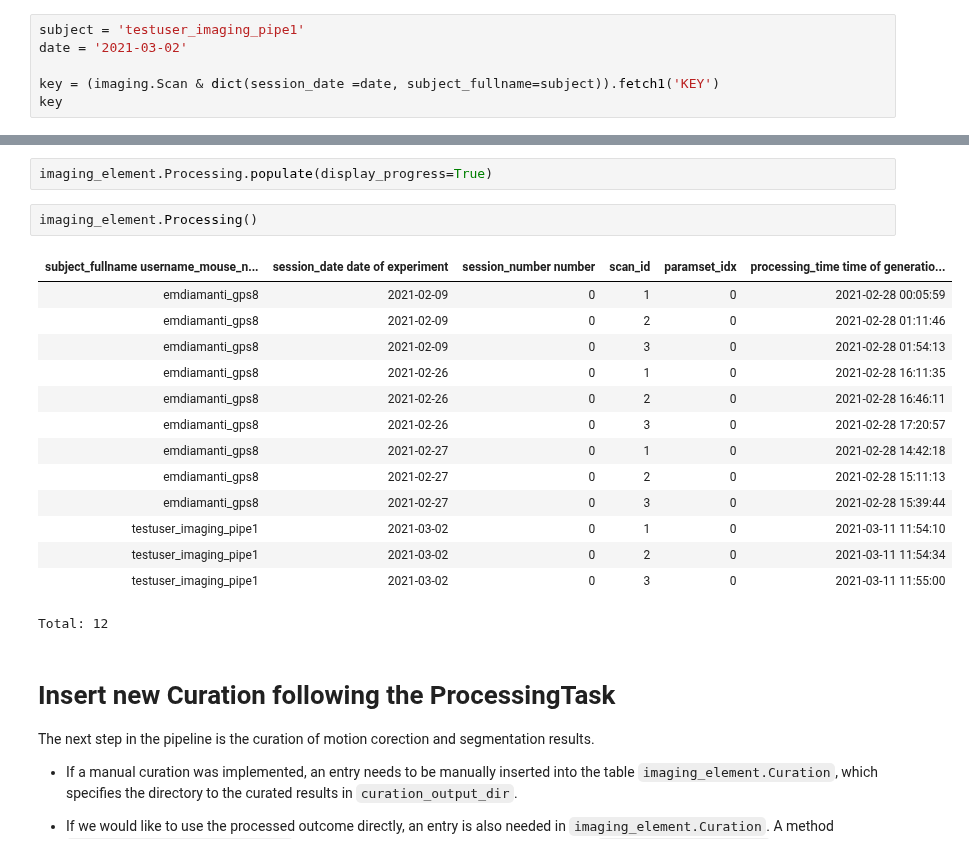
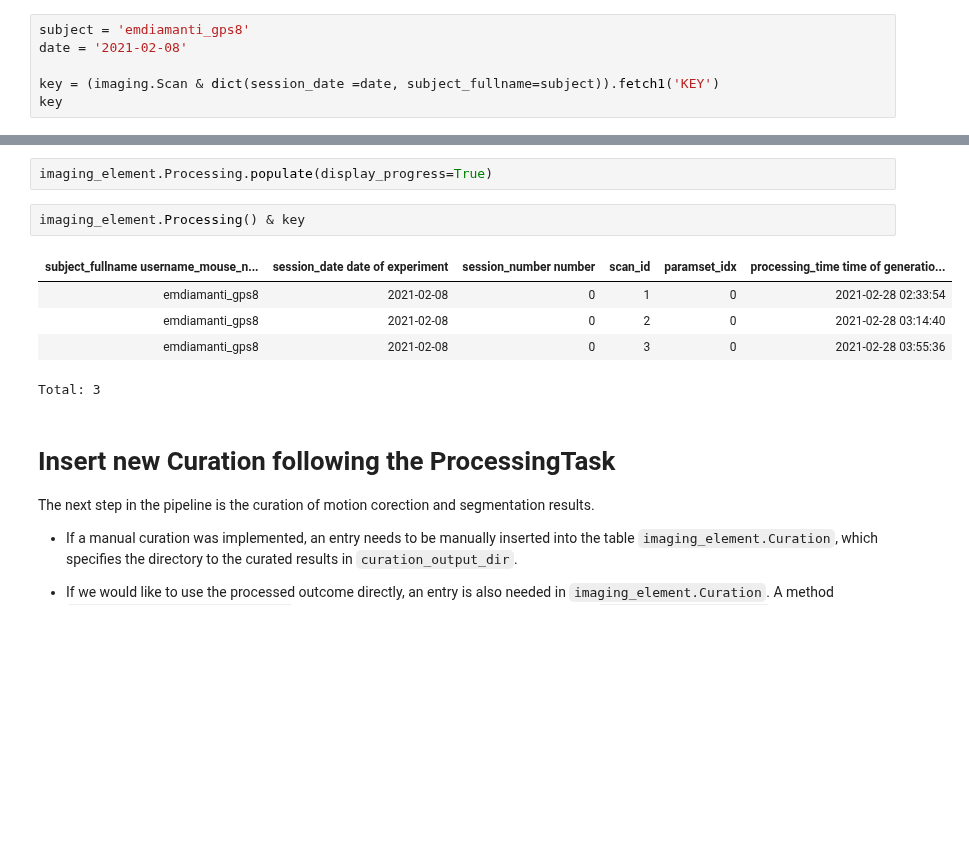
Before and after one commit to BrainCOGS/U19-pipeline-python, a Jupyter notebook: notebooks/imaging_element/02-process-imaging-workflow.ipynb, the cells around one changed output, grey strips where cells are left out. Cells and saved outputs as stored; diff of their text form; blank space fills up the shorter version.

```diff
--- a/notebooks/imaging_element/02-process-imaging-workflow.ipynb
+++ b/notebooks/imaging_element/02-process-imaging-workflow.ipynb
@@ -67,8 +67,8 @@ dj.Diagram(acquisition.Session) + dj.Diagram(scan_element) + dj.Diagram(imaging_
 # %% [markdown]
 In the U19 pipeline, we have a table `imaging.Scan` that stores the scan information, in the imaging element, there are native scan tables to take care of the Scan meta information. We provided a function `u19_pipeline.ingest_imaging_element_ingest.process_scan` that ingest into table `scan_element.Scan` using information in the existing pipeline, for example the path to the tiff files.
 # %%
-subject = 'testuser_imaging_pipe1'
-date = '2021-03-02'
+subject = 'emdiamanti_gps8'
+date = '2021-02-08'
 
 key = (imaging.Scan & dict(session_date =date, subject_fullname=subject)).fetch1('KEY')
 key
@@ -196,22 +194,13 @@ Then we are able to populate table `Processing`, `Processing` table is currently
 # %%
 imaging_element.Processing.populate(display_progress=True)
 # %%
-imaging_element.Processing()
+imaging_element.Processing() & key
 # %% [output]
 | subject_fullname username_mouse_n... | session_date date of experiment | session_number number | scan_id | paramset_idx | processing_time time of generatio... |
-| emdiamanti_gps8 | 2021-02-09 | 0 | 1 | 0 | 2021-02-28 00:05:59 |
-| emdiamanti_gps8 | 2021-02-09 | 0 | 2 | 0 | 2021-02-28 01:11:46 |
-| emdiamanti_gps8 | 2021-02-09 | 0 | 3 | 0 | 2021-02-28 01:54:13 |
-| emdiamanti_gps8 | 2021-02-26 | 0 | 1 | 0 | 2021-02-28 16:11:35 |
-| emdiamanti_gps8 | 2021-02-26 | 0 | 2 | 0 | 2021-02-28 16:46:11 |
-| emdiamanti_gps8 | 2021-02-26 | 0 | 3 | 0 | 2021-02-28 17:20:57 |
-| emdiamanti_gps8 | 2021-02-27 | 0 | 1 | 0 | 2021-02-28 14:42:18 |
-| emdiamanti_gps8 | 2021-02-27 | 0 | 2 | 0 | 2021-02-28 15:11:13 |
-| emdiamanti_gps8 | 2021-02-27 | 0 | 3 | 0 | 2021-02-28 15:39:44 |
-| testuser_imaging_pipe1 | 2021-03-02 | 0 | 1 | 0 | 2021-03-11 11:54:10 |
-| testuser_imaging_pipe1 | 2021-03-02 | 0 | 2 | 0 | 2021-03-11 11:54:34 |
-| testuser_imaging_pipe1 | 2021-03-02 | 0 | 3 | 0 | 2021-03-11 11:55:00 |
+| emdiamanti_gps8 | 2021-02-08 | 0 | 1 | 0 | 2021-02-28 02:33:54 |
+| emdiamanti_gps8 | 2021-02-08 | 0 | 2 | 0 | 2021-02-28 03:14:40 |
+| emdiamanti_gps8 | 2021-02-08 | 0 | 3 | 0 | 2021-02-28 03:55:36 |
-Total: 12
+Total: 3
 # %% [markdown]
 # Insert new Curation following the ProcessingTask
 
```
Also changed, not shown: parts of 11 cells of this notebook, 14 other files.
